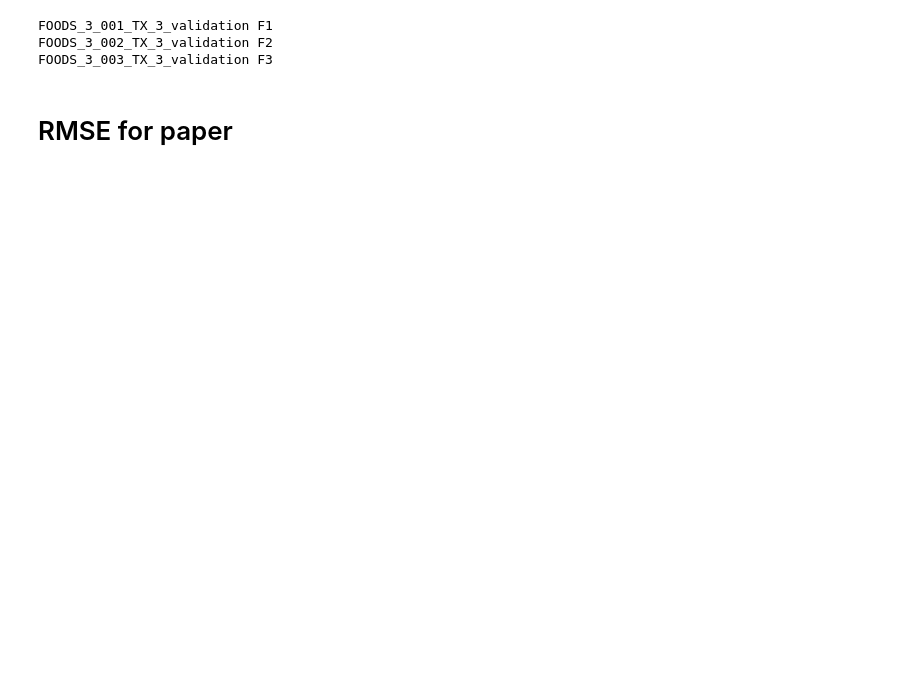
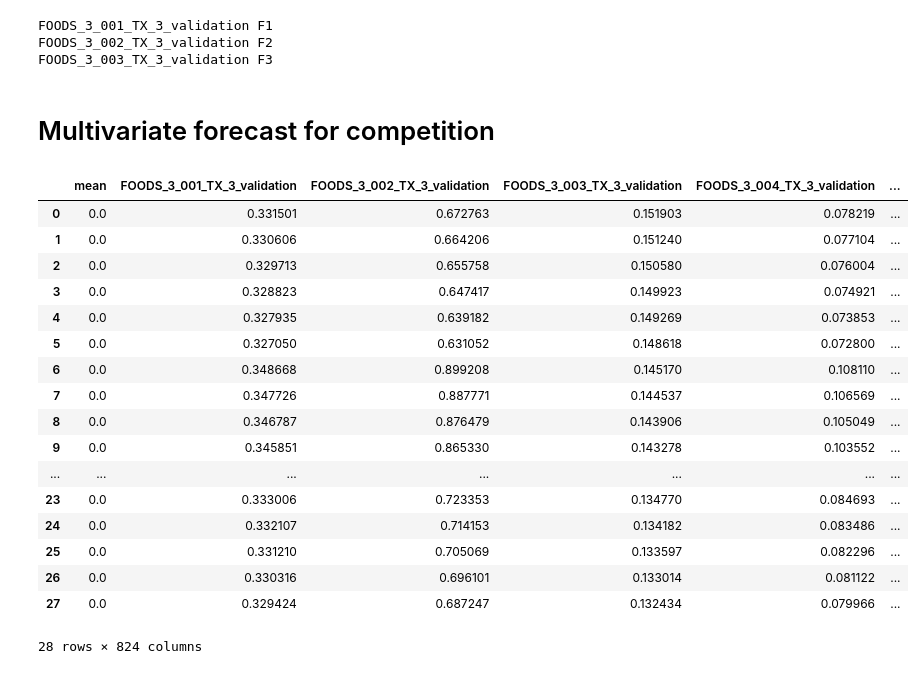
Before and after one commit to damajojung/Time_Series_Python, a Jupyter notebook: Poisson_Regression.ipynb, the cells around one changed output. Drawn from its saved outputs; the diff is of its cells as text; code cells hidden in the pictures; blank space fills up the shorter version.

```diff
--- a/Poisson_Regression.ipynb
+++ b/Poisson_Regression.ipynb
@@ -421,8 +405,8 @@ for i,j in zip_object:
 FOODS_3_001_TX_3_validation F1
 FOODS_3_002_TX_3_validation F2
 FOODS_3_003_TX_3_validation F3
-# %% [markdown]
-# RMSE for paper
+# %% [markdown]
+# Multivariate forecast for competition
 # %%
 names = np.unique(df['id'])
 
@@ -443,7 +427,7 @@ selected = names[0:5]
 
 for i in names:
 
-    small_df = df[df['id'].isin([i])]
+    small_df = df2[df2['id'].isin([i])]
     small_df = small_df.sort_values(by = ['id', 'date'])
 
     small_r = df1[df1['id'].isin([i])]
@@ -477,3 +461,24 @@ for i in names:
     p = predictions_summary_frame['mean']
 
     forecasts[i] = np.array(p).reshape(28,1)
+# %%
+forecasts
+# %% [output]
+|  | mean | FOODS_3_001_TX_3_validation | FOODS_3_002_TX_3_validation | FOODS_3_003_TX_3_validation | FOODS_3_004_TX_3_validation | ... |
+| 0 | 0.0 | 0.331501 | 0.672763 | 0.151903 | 0.078219 | ... |
+| 1 | 0.0 | 0.330606 | 0.664206 | 0.151240 | 0.077104 | ... |
+| 2 | 0.0 | 0.329713 | 0.655758 | 0.150580 | 0.076004 | ... |
+| 3 | 0.0 | 0.328823 | 0.647417 | 0.149923 | 0.074921 | ... |
+| 4 | 0.0 | 0.327935 | 0.639182 | 0.149269 | 0.073853 | ... |
+| 5 | 0.0 | 0.327050 | 0.631052 | 0.148618 | 0.072800 | ... |
+| 6 | 0.0 | 0.348668 | 0.899208 | 0.145170 | 0.108110 | ... |
+| 7 | 0.0 | 0.347726 | 0.887771 | 0.144537 | 0.106569 | ... |
+| 8 | 0.0 | 0.346787 | 0.876479 | 0.143906 | 0.105049 | ... |
+| 9 | 0.0 | 0.345851 | 0.865330 | 0.143278 | 0.103552 | ... |
+| ... | ... | ... | ... | ... | ... | ... |
+| 23 | 0.0 | 0.333006 | 0.723353 | 0.134770 | 0.084693 | ... |
+| 24 | 0.0 | 0.332107 | 0.714153 | 0.134182 | 0.083486 | ... |
+| 25 | 0.0 | 0.331210 | 0.705069 | 0.133597 | 0.082296 | ... |
+| 26 | 0.0 | 0.330316 | 0.696101 | 0.133014 | 0.081122 | ... |
+| 27 | 0.0 | 0.329424 | 0.687247 | 0.132434 | 0.079966 | ... |
+28 rows × 824 columns
```
Also changed, not shown: parts of 2 cells of this notebook.
